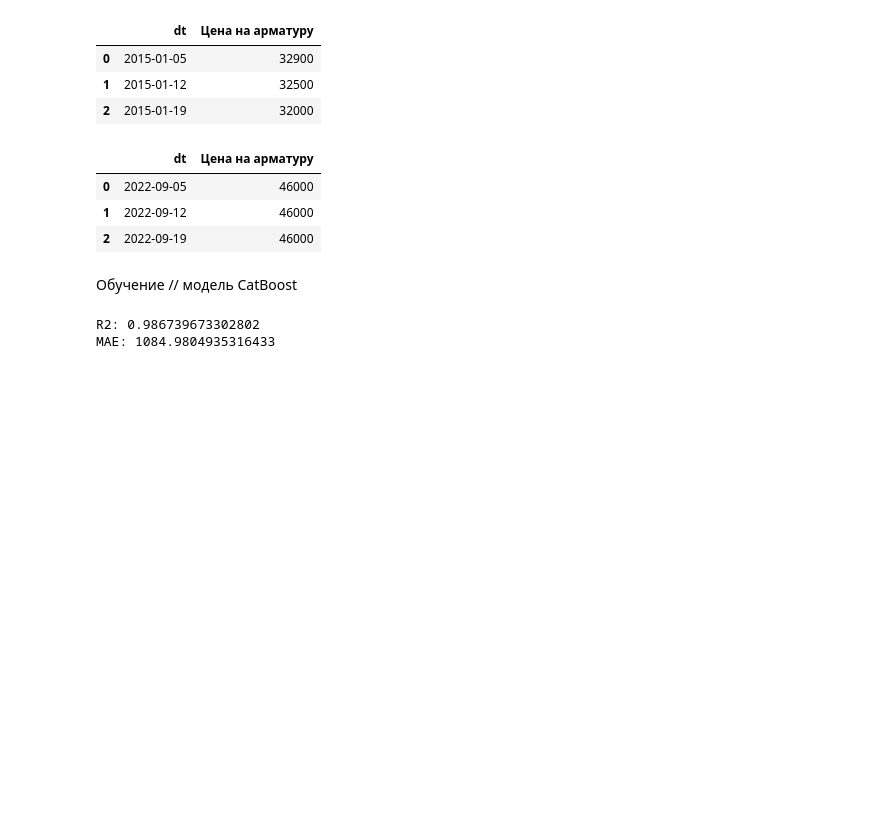
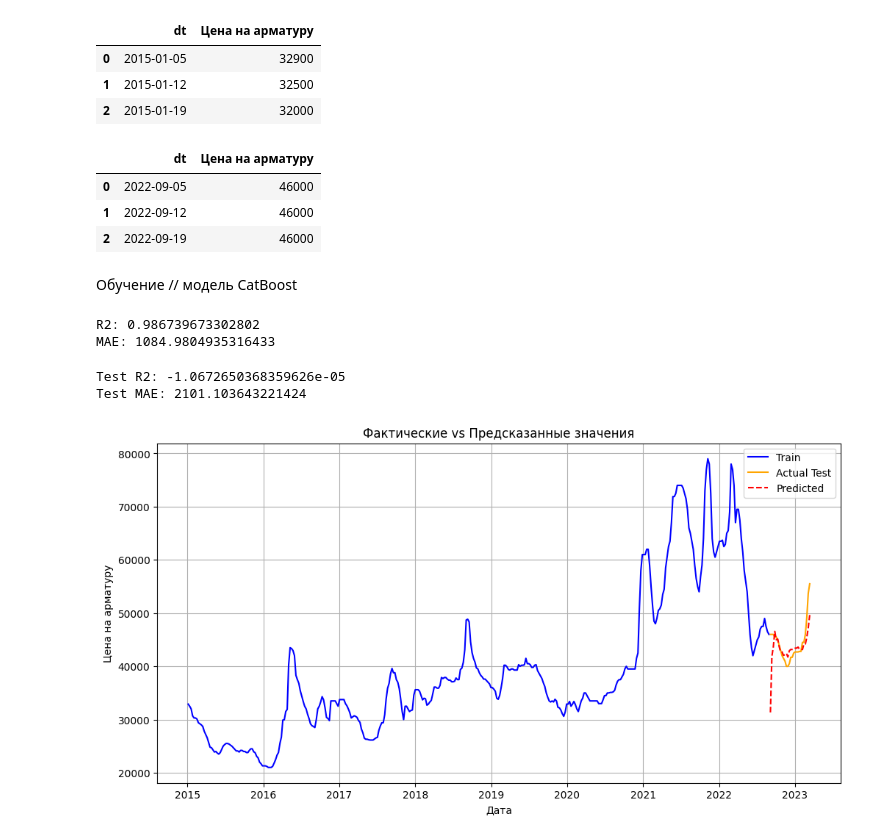
Before and after one commit to pogodaa/tretiy_intensiv, a Jupyter notebook: main.ipynb, the cells around one changed output. Cells and saved outputs as stored; diff of their text form; code cells hidden in the pictures; blank space fills up the shorter version.

```diff
--- a/main.ipynb
+++ b/main.ipynb
@@ -170,3 +170,40 @@ print(f"MAE: {mae}")
 # %% [output]
 R2: 0.986739673302802
 MAE: 1084.9804935316433
+# %%
+# Временные признаки
+test['year'] = test['dt'].dt.year
+test['month'] = test['dt'].dt.month
+test['weekday'] = test['dt'].dt.weekday
+
+# Лаги (учитываются последние 6 недель)
+for lag in range(1, 7):
+    test[f"lag_{lag}"] = test["Цена на арматуру"].shift(lag)
+
+X_test = test.drop(columns=["dt", "Цена на арматуру"])
+y_test = test["Цена на арматуру"]
+
+y_pred = grid_search.predict(X_test)
+
+# Оценка модели
+test_r2 = r2_score(y_test, y_pred)  # R²
+test_mae = mean_absolute_error(y_test, y_pred)  # MAE
+
+print(f"Test R2: {test_r2}")
+print(f"Test MAE: {test_mae}")
+# %% [output]
+Test R2: -1.0672650368359626e-05
+Test MAE: 2101.103643221424
+# %%
+plt.figure(figsize=(12, 6))
+plt.plot(train['dt'], y, label='Train', color='blue')  # фактические значения для обучения
+plt.plot(test['dt'], y_test, label='Actual Test', color='orange')  # фактические значения для тестирования
+plt.plot(test['dt'], y_pred, label='Predicted', color='red', linestyle='dashed')  # предсказанные значения
+plt.xlabel('Дата')
+plt.ylabel('Цена на арматуру')
+plt.title('Фактические vs Предсказанные значения')
+plt.legend()
+plt.grid()
+plt.show()
+# %% [output]
+[figure, added]
```
Also changed, not shown: 3 other files.
